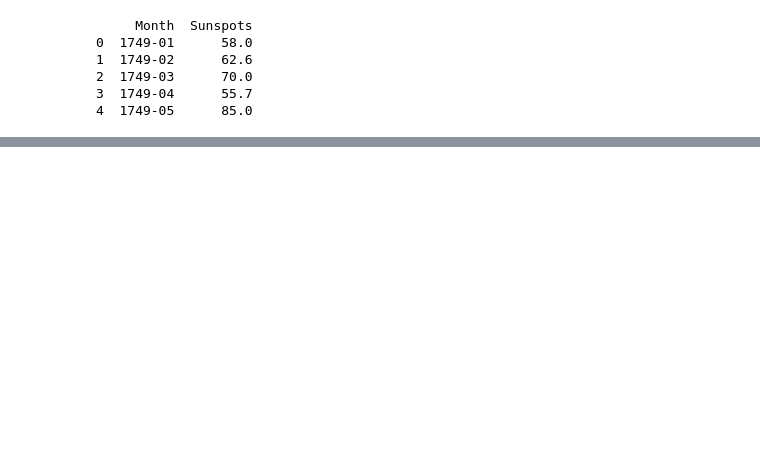
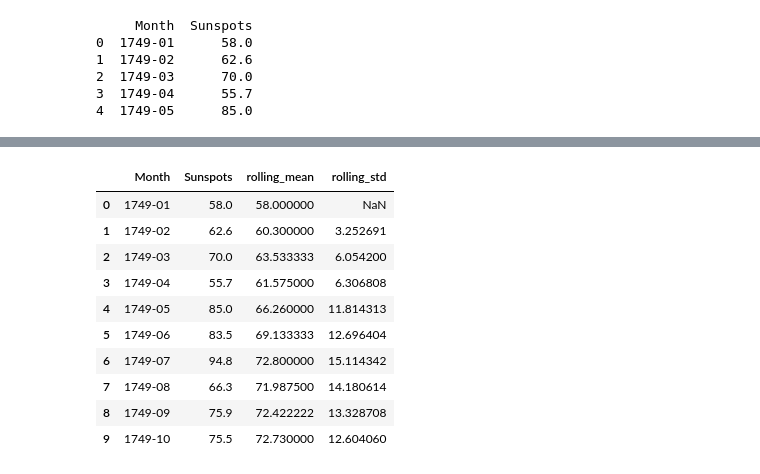
Before and after one commit to esalvucci/ssd_project, a Jupyter notebook: notebook/Sunspots_SVM.ipynb, the cells around one changed output, grey strips where cells are left out. Cells and saved outputs as stored; diff of their text form; code cells hidden in the pictures; blank space fills up the shorter version.

```diff
--- a/notebook/svr_sunspots.ipynb
+++ b/notebook/Sunspots_SVM.ipynb
@@ -31,0 +48,16 @@ print(df.head())
+# %%
+df['rolling_mean'] = rolling_mean
+df['rolling_std'] = rolling_std
+df[:10]
+# %% [output]
+|  | Month | Sunspots | rolling_mean | rolling_std |
+| 0 | 1749-01 | 58.0 | 58.000000 | NaN |
+| 1 | 1749-02 | 62.6 | 60.300000 | 3.252691 |
+| 2 | 1749-03 | 70.0 | 63.533333 | 6.054200 |
+| 3 | 1749-04 | 55.7 | 61.575000 | 6.306808 |
+| 4 | 1749-05 | 85.0 | 66.260000 | 11.814313 |
+| 5 | 1749-06 | 83.5 | 69.133333 | 12.696404 |
+| 6 | 1749-07 | 94.8 | 72.800000 | 15.114342 |
+| 7 | 1749-08 | 66.3 | 71.987500 | 14.180614 |
+| 8 | 1749-09 | 75.9 | 72.422222 | 13.328708 |
+| 9 | 1749-10 | 75.5 | 72.730000 | 12.604060 |
```
Also changed, not shown: parts of 19 cells of this notebook, 1 other file.
